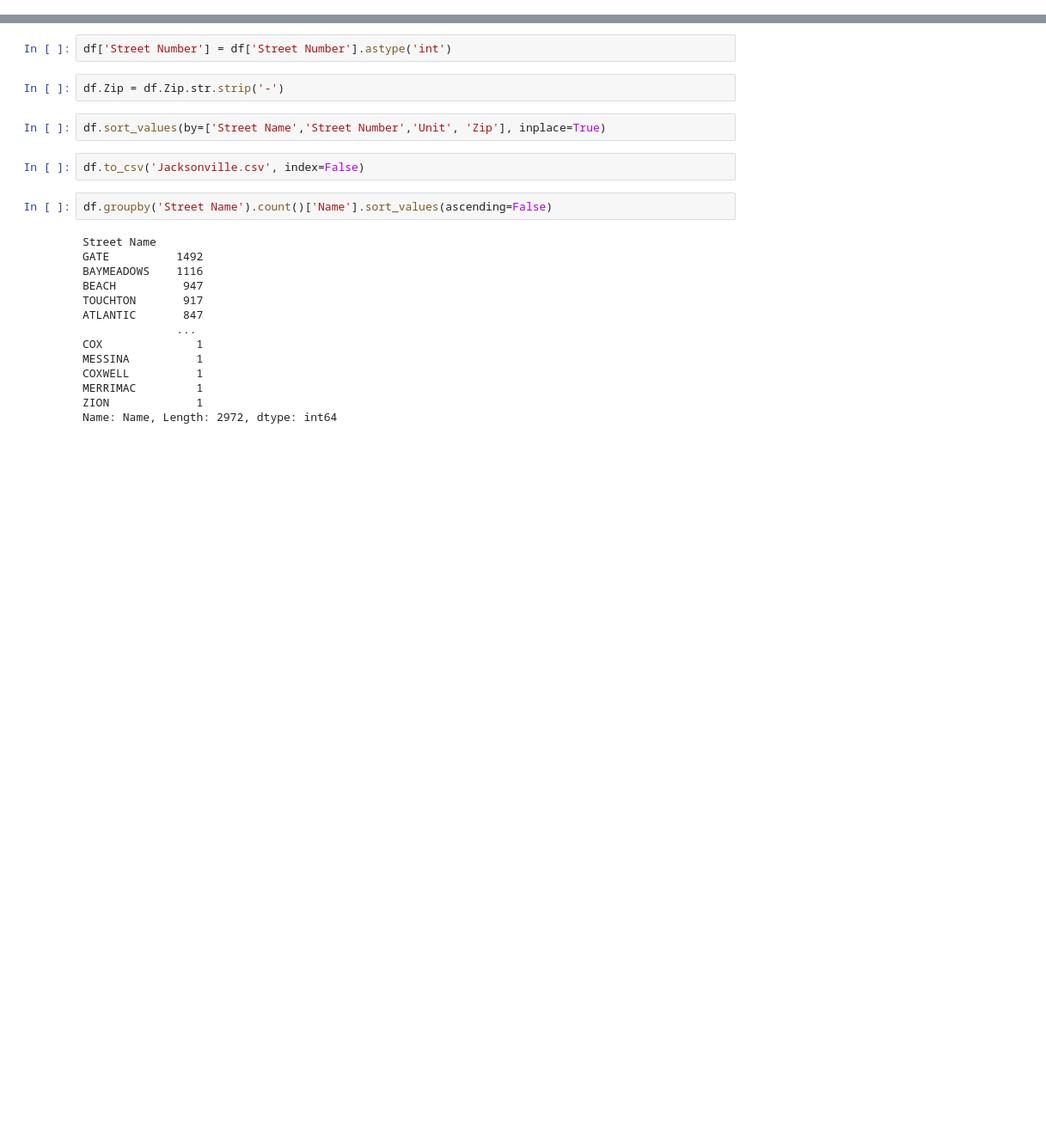
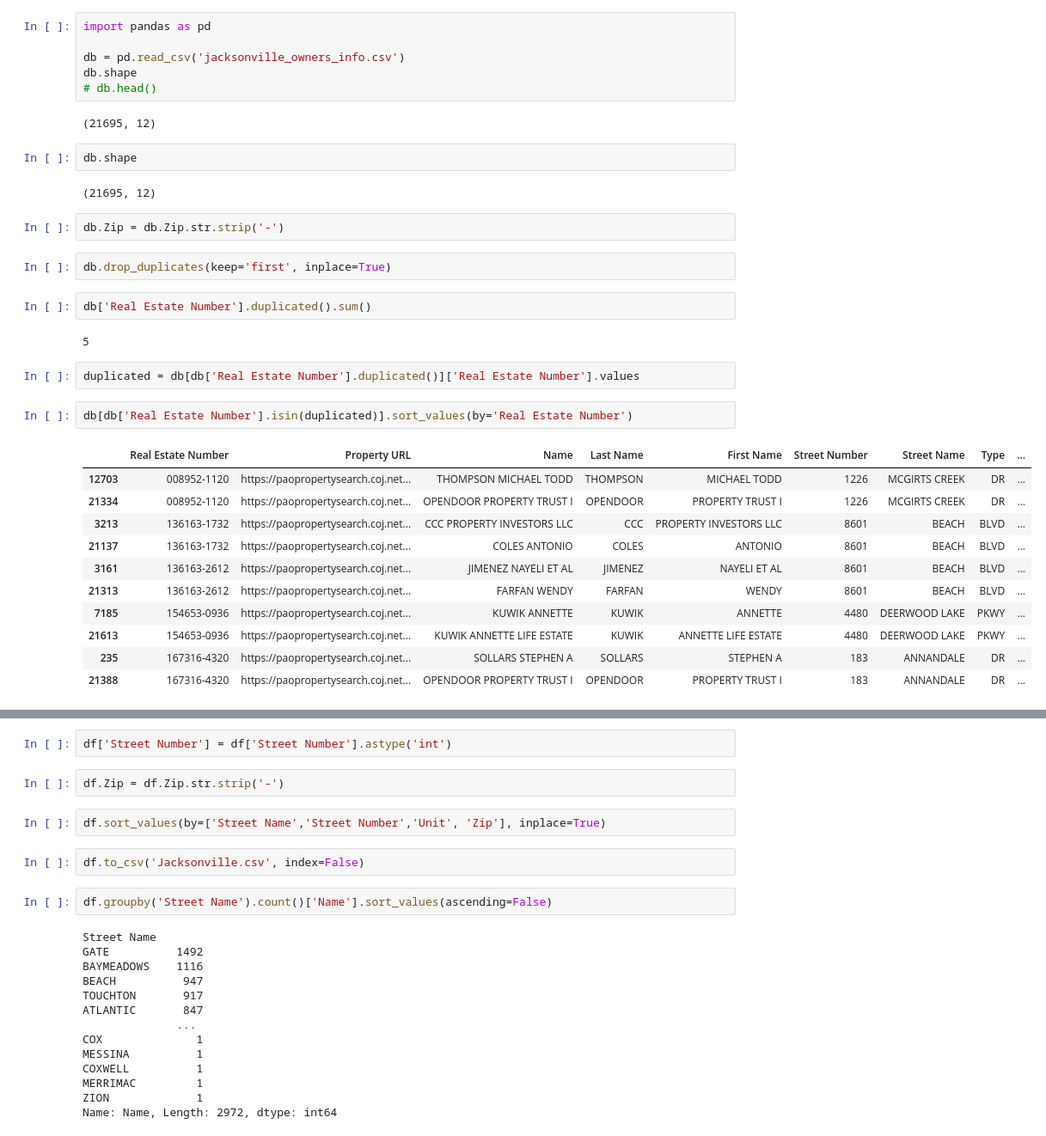
Before and after one commit to atehe/Zillow, a Jupyter notebook: clean_test.ipynb, the cells around one changed output, grey strips where cells are left out. Shown at 86% size. Saved outputs shown, nothing was run; the diff lists cells and outputs as text; blank space fills up the shorter version.

```diff
--- a/clean_test.ipynb
+++ b/clean_test.ipynb
@@ -23,0 +1,36 @@ df2
+# %%
+import pandas as pd
+
+db = pd.read_csv('jacksonville_owners_info.csv')
+db.shape
+# db.head()
+# %% [output]
+(21695, 12)
+# %%
+db.shape
+# %% [output]
+(21695, 12)
+# %%
+db.Zip = db.Zip.str.strip('-')
+# %%
+db.drop_duplicates(keep='first', inplace=True)
+# %%
+db['Real Estate Number'].duplicated().sum()
+# %% [output]
+5
+# %%
+duplicated = db[db['Real Estate Number'].duplicated()]['Real Estate Number'].values
+# %%
+db[db['Real Estate Number'].isin(duplicated)].sort_values(by='Real Estate Number')
+# %% [output]
+|  | Real Estate Number | Property URL | Name | Last Name | First Name | Street Number | Street Name | Type | ... |
+| 12703 | 008952-1120 | https://paopropertysearch.coj.net... | THOMPSON MICHAEL TODD | THOMPSON | MICHAEL TODD | 1226 | MCGIRTS CREEK | DR | ... |
+| 21334 | 008952-1120 | https://paopropertysearch.coj.net... | OPENDOOR PROPERTY TRUST I | OPENDOOR | PROPERTY TRUST I | 1226 | MCGIRTS CREEK | DR | ... |
+| 3213 | 136163-1732 | https://paopropertysearch.coj.net... | CCC PROPERTY INVESTORS LLC | CCC | PROPERTY INVESTORS LLC | 8601 | BEACH | BLVD | ... |
+| 21137 | 136163-1732 | https://paopropertysearch.coj.net... | COLES ANTONIO | COLES | ANTONIO | 8601 | BEACH | BLVD | ... |
+| 3161 | 136163-2612 | https://paopropertysearch.coj.net... | JIMENEZ NAYELI ET AL | JIMENEZ | NAYELI ET AL | 8601 | BEACH | BLVD | ... |
+| 21313 | 136163-2612 | https://paopropertysearch.coj.net... | FARFAN WENDY | FARFAN | WENDY | 8601 | BEACH | BLVD | ... |
+| 7185 | 154653-0936 | https://paopropertysearch.coj.net... | KUWIK ANNETTE | KUWIK | ANNETTE | 4480 | DEERWOOD LAKE | PKWY | ... |
+| 21613 | 154653-0936 | https://paopropertysearch.coj.net... | KUWIK ANNETTE LIFE ESTATE | KUWIK | ANNETTE LIFE ESTATE | 4480 | DEERWOOD LAKE | PKWY | ... |
+| 235 | 167316-4320 | https://paopropertysearch.coj.net... | SOLLARS STEPHEN A | SOLLARS | STEPHEN A | 183 | ANNANDALE | DR | ... |
+| 21388 | 167316-4320 | https://paopropertysearch.coj.net... | OPENDOOR PROPERTY TRUST I | OPENDOOR | PROPERTY TRUST I | 183 | ANNANDALE | DR | ... |
```
Also changed, not shown: parts of 18 cells of this notebook, 7 other files.
